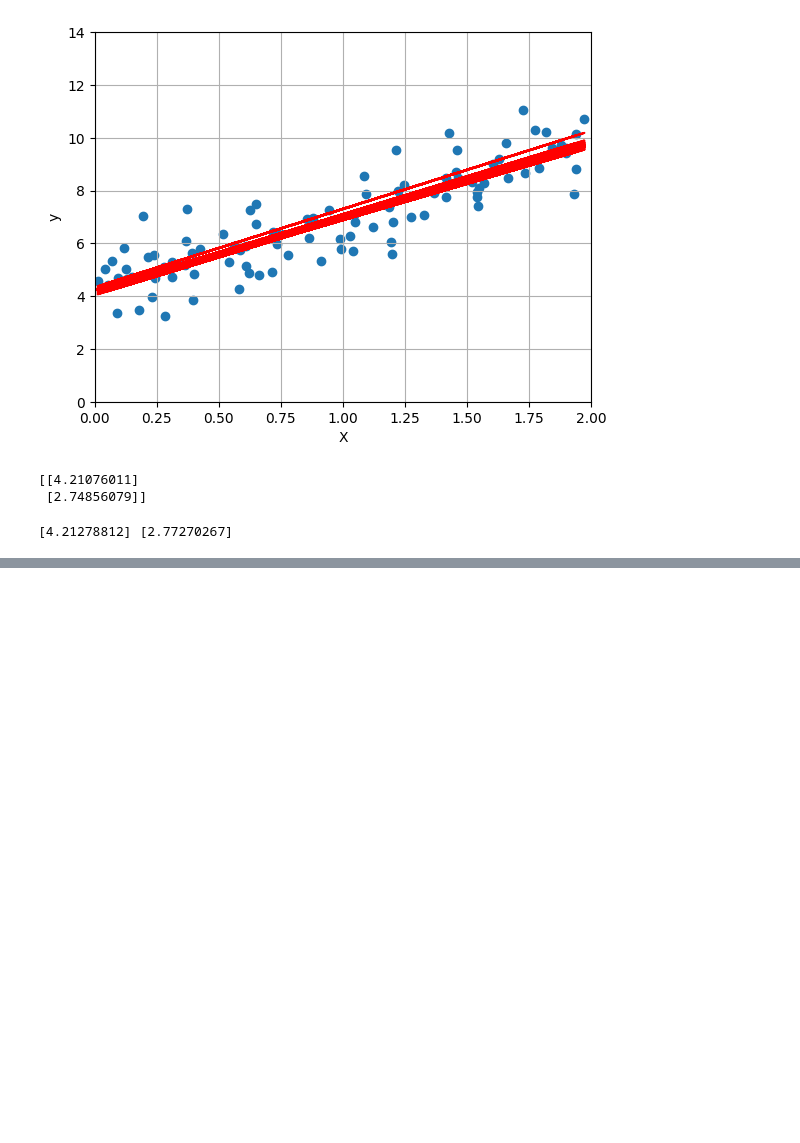
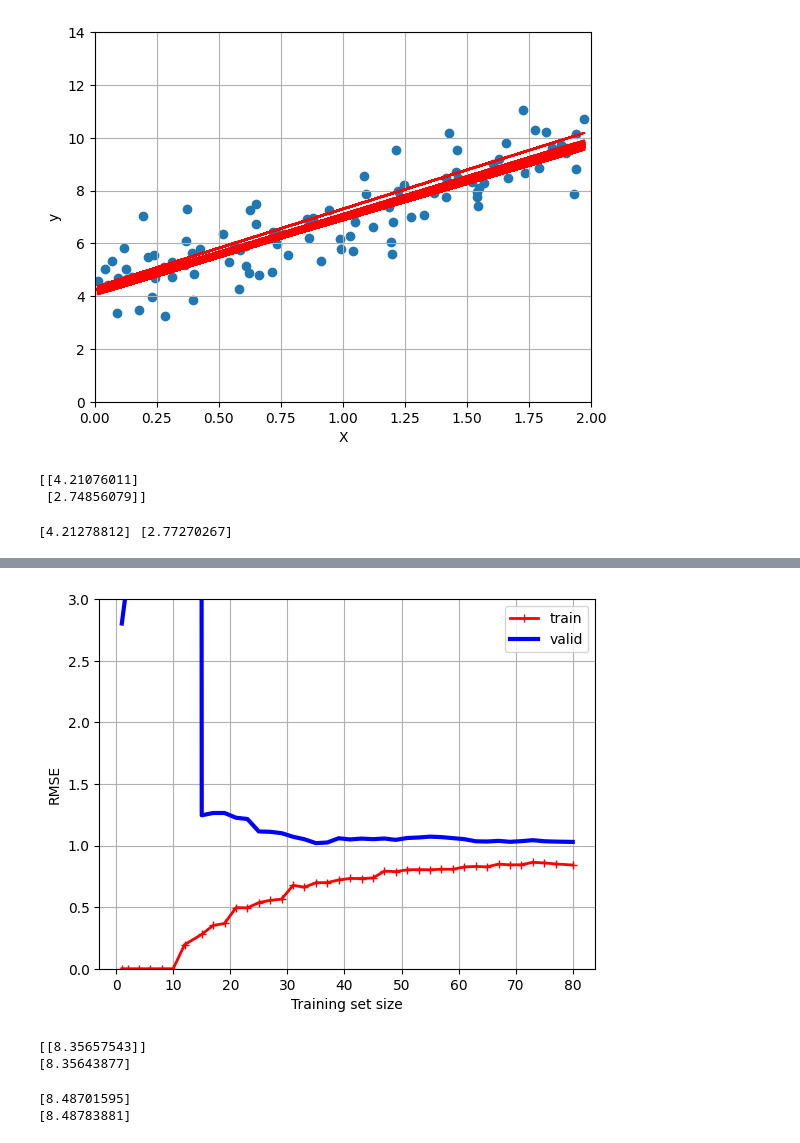
Before and after one commit to hAI-FA001/ML-homl---Learn, a Jupyter notebook: Ch-4.ipynb, the cells around one changed output, grey strips where cells are left out. Saved outputs shown, nothing was run; the diff lists cells and outputs as text; code cells hidden in the pictures; blank space fills up the shorter version.

```diff
--- a/Ch-4.ipynb
+++ b/Ch-4.ipynb
@@ -185,0 +259,70 @@ print(sgd_reg.intercept_, sgd_reg.coef_)
+# %%
+# now using polynomial features
+from sklearn.pipeline import make_pipeline
+
+poly_reg = make_pipeline(
+    PolynomialFeatures(degree=10, include_bias=False),
+    LinearRegression()
+)
+
+tr_sizes, tr_scores, val_scores = learning_curve(
+    poly_reg,
+    X, y,
+    train_sizes=np.linspace(0.01, 1.0, 40),
+    cv=5,
+    scoring='neg_root_mean_squared_error'
+)
+
+tr_errs = -tr_scores.mean(axis=1)
+val_errs = -val_scores.mean(axis=1)
+# %%
+plot_learning_curve(tr_sizes, tr_errs, val_errs)
+# %% [output]
+[figure, added]
+# %%
+# regularization
+# (important to scale the features before applying regularization)
+
+# ridge regression/Tikhonov regularization
+# in GD, add alpha/m * sum from i=1 to n(theta_i^2)
+# in Closed form, (X^T x X + alpha * A)^-1 x X^T x y
+
+from sklearn.linear_model import Ridge
+
+m = 100
+X = 2 * np.random.rand(m, 1)  # col vector
+y = 4 + 3 * X + np.random.randn(m, 1)
+
+# matrix factorization technique by Andre-Louis Cholesky
+ridge_reg = Ridge(alpha=0.1, solver='cholesky')
+ridge_reg.fit(X, y)
+print(ridge_reg.predict([[1.5]]))
+
+# using SGD (specify l2 norm, but this doesn't divide by "m" so we do that too)
+sgd_reg = SGDRegressor(penalty='l2', alpha=0.1/m, tol=None,
+                      max_iter=1000, eta0=0.01, random_state=42)
+sgd_reg.fit(X, y.ravel())
+print(sgd_reg.predict([[1.5]]))
+# %% [output]
+[[8.35657543]]
+[8.35643877]
+# %%
+# lasso (least absolute shrinkage and selection operator) regression
+# this performs feature selection too (least important features' weights become zero)
+# 2 * alpha * sum from i=1 to n(|theta_i|)
+# 2*alpha (and alpha/m) ensures optimal alpha is independent from training set size
+
+from sklearn.linear_model import Lasso
+
+lasso_reg = Lasso(alpha=0.1)
+lasso_reg.fit(X, y)
+print(lasso_reg.predict([[1.5]]))
+
+# specify "l1" norm
+sgd_reg = SGDRegressor(penalty='l1', alpha=0.1, tol=None,
+                      max_iter=1000, eta0=0.01, random_state=42)
+sgd_reg.fit(X, y.ravel())
+print(sgd_reg.predict([[1.5]]))
+# %% [output]
+[8.48701595]
+[8.48783881]
```
Also changed, not shown: parts of 22 cells of this notebook.
